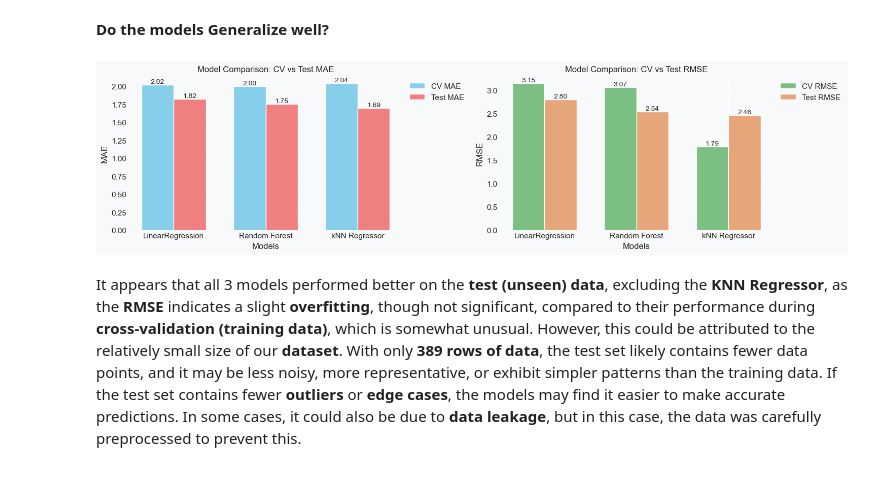
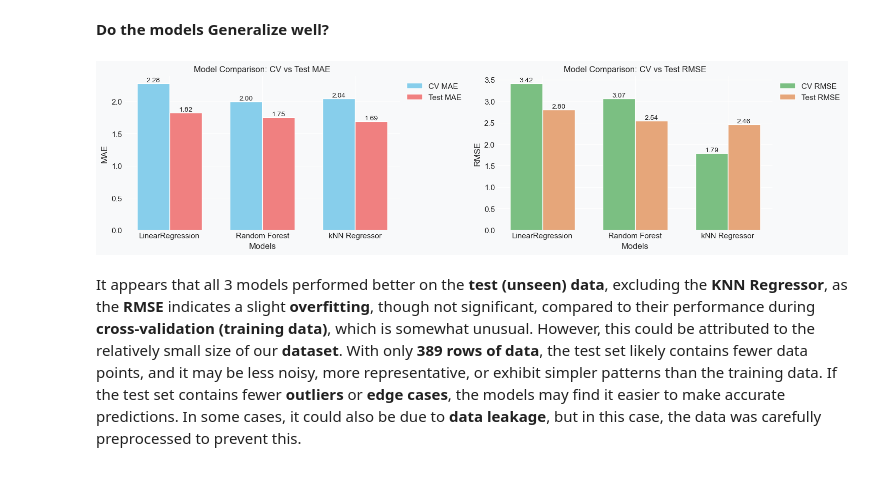
Before and after one commit to lamelkekana/Fuel_Economy_Insights, a Jupyter notebook: fuel_efficiency_analysis.ipynb, the cells around one changed output. Saved outputs shown, nothing was run; the diff lists cells and outputs as text; code cells hidden in the pictures.

```diff
--- a/fuel_efficiency_analysis.ipynb
+++ b/fuel_efficiency_analysis.ipynb
@@ -1356,14 +1349,15 @@ rf_test_mae = mean_absolute_error(y_test, y_pred_rf)
 rf_test_rmse = np.sqrt(mean_squared_error(y_test, y_pred_rf))
 rf_test_r2 = r2_score(y_test, y_pred_rf)
 
-cv_mae_lr = np.mean(cv_results_rf['test_mae'])
-cv_rmse_lr = np.mean(cv_results_rf['test_rmse'])
+# Get average metrics for cv(training data) to compare with test set for generalization
+cv_mae_rf = np.mean(cv_results_rf['test_mae'])
+cv_rmse_rf = np.mean(cv_results_rf['test_rmse'])
 
-# Step 4: Print MAE and RMSE scores from each fold and the average
-print("Average MAE from CV:", cv_mae_lr)
+# Print metric scores for train and test set
+print("Average MAE from CV:", cv_mae_rf)
 print("Final MAE on the test set:", rf_test_mae)
 
-print("\nAverage RMSE from CV:", cv_rmse_lr)
+print("\nAverage RMSE from CV:", cv_rmse_rf)
 print("Final RMSE on the test set:", rf_test_rmse)
 
 print("\nR² on the test set:", rf_test_r2)
@@ -1702,79 +1723,84 @@ To evaluate the performance of the MPG prediction models, the following metrics
 # %% [markdown]
 **Do the models Generalize well?**
 # %%
+import matplotlib.pyplot as plt
+import numpy as np
+
 # Define the metric scores for MAE and RMSE
+# mae for all models
 metric_scores_mae = {
     'LinearRegression': [cv_mae_lr, lr_test_mae],
     'Random Forest': [avgtunedrf_cv_mae, bestrf_test_mae],
     'kNN Regressor': [cv_knn_mae, knn_test_mae]
 }
 
+# rmse for all models
 metric_scores_rmse = {
     'LinearRegression': [cv_rmse_lr, lr_test_rmse],
     'Random Forest': [avgtunedrf_cv_rmse, bestrf_test_rmse],
     'kNN Regressor': [cv_knn_rmse, knn_test_rmse]
 }
 
 # Extract model names, CV and Test values for both MAE and RMSE
 models = list(metric_scores_mae.keys())
 cv_mae = [scores[0] for scores in metric_scores_mae.values()]
 test_mae = [scores[1] for scores in metric_scores_mae.values()]
 
 cv_rmse = [scores[0] for scores in metric_scores_rmse.values()]
 test_rmse = [scores[1] for scores in metric_scores_rmse.values()]
 
-# Set up the figure and axis for subplots
-fig, (ax1, ax2) = plt.subplots(1, 2, figsize=(15, 4))
-
 # Bar width
 bar_width = 0.35
 index = np.arange(len(models))
 
-# Plot bars for CV and Test MAE in the first subplot (using different colors)
-bar1 = ax1.bar(index, cv_mae, bar_width, label='CV MAE', color='skyblue')
-bar2 = ax1.bar(index + bar_width, test_mae, bar_width, label='Test MAE', color='lightcoral')
+# Set up the figure
+plt.figure(figsize=(15, 4))
 
-# Add values on top of each bar for MAE
-for i, rect in enumerate(bar1):
-    ax1.text(rect.get_x() + rect.get_width() / 2, rect.get_height(), f'{rect.get_height():.2f}',
-             ha='center', va='bottom', fontsize=10)  # va: vertical alignment
-for i, rect in enumerate(bar2):
-    ax1.text(rect.get_x() + rect.get_width() / 2, rect.get_height(), f'{rect.get_height():.2f}',
+# First subplot for MAE
+plt.subplot(1, 2, 1)
+bar1 = plt.bar(index, cv_mae, bar_width, label='CV MAE', color='skyblue')
+bar2 = plt.bar(index + bar_width, test_mae, bar_width, label='Test MAE', color='lightcoral')
+
+# Add values on top of each MAE bar
+for rect in bar1:
+    plt.text(rect.get_x() + rect.get_width() / 2, rect.get_height(), f'{rect.get_height():.2f}',
+             ha='center', va='bottom', fontsize=10)
+for rect in bar2:
+    plt.text(rect.get_x() + rect.get_width() / 2, rect.get_height(), f'{rect.get_height():.2f}',
              ha='center', va='bottom', fontsize=10)
 
-# Labeling the first subplot
-ax1.set_xlabel('Models')
-ax1.set_ylabel('MAE')
-ax1.set_title('Model Comparison: CV vs Test MAE')
-ax1.set_xticks(index + bar_width / 2)
-ax1.set_xticklabels(models)
-ax1.legend(loc='upper left', bbox_to_anchor=(1, 1))
+# Labeling the MAE plot
+plt.xlabel('Models')
+plt.ylabel('MAE')
+plt.title('Model Comparison: CV vs Test MAE')
+plt.xticks(index + bar_width / 2, models)
+plt.legend(loc='upper left', bbox_to_anchor=(1, 1))
 
-# Plot bars for CV and Test RMSE in the second subplot (using different colors)
-bar3 = ax2.bar(index, cv_rmse, bar_width, label='CV RMSE', color='#7bbf82')
-bar4 = ax2.bar(index + bar_width, test_rmse, bar_width, label='Test RMSE', color='#e6a67a')
+# Second subplot for RMSE
+plt.subplot(1, 2, 2)
+bar3 = plt.bar(index, cv_rmse, bar_width, label='CV RMSE', color='#7bbf82')
+bar4 = plt.bar(index + bar_width, test_rmse, bar_width, label='Test RMSE', color='#e6a67a')
 
-# Add values on top of each bar for RMSE
-for i, rect in enumerate(bar3):
-    ax2.text(rect.get_x() + rect.get_width() / 2, rect.get_height(), f'{rect.get_height():.2f}',
-             ha='center', va='bottom', fontsize=10)  # va: vertical alignment
-for i, rect in enumerate(bar4):
-    ax2.text(rect.get_x() + rect.get_width() / 2, rect.get_height(), f'{rect.get_height():.2f}',
+# Add values on top of each RMSE bar
+for rect in bar3:
+    plt.text(rect.get_x() + rect.get_width() / 2, rect.get_height(), f'{rect.get_height():.2f}',
+             ha='center', va='bottom', fontsize=10)
+for rect in bar4:
+    plt.text(rect.get_x() + rect.get_width() / 2, rect.get_height(), f'{rect.get_height():.2f}',
              ha='center', va='bottom', fontsize=10)
 
-# Labeling the second subplot
-ax2.set_xlabel('Models')
-ax2.set_ylabel('RMSE')
-ax2.set_title('Model Comparison: CV vs Test RMSE')
-ax2.set_xticks(index + bar_width / 2)
-ax2.set_xticklabels(models)
-ax2.legend(loc='upper left', bbox_to_anchor=(1, 1))
+# Labeling the RMSE plot
+plt.xlabel('Models')
+plt.ylabel('RMSE')
+plt.title('Model Comparison: CV vs Test RMSE')
+plt.xticks(index + bar_width / 2, models)
+plt.legend(loc='upper left', bbox_to_anchor=(1, 1))
 
-# Show the plot
+# Adjust layout
 plt.tight_layout()
 plt.show()
 # %% [output]
-[figure, old version]
+[figure, new version]
 # %% [markdown]
 It appears that all 3 models performed better on the **test (unseen) data**, excluding the **KNN Regressor**, as the **RMSE** indicates a slight **overfitting**, though not significant, compared to their performance during **cross-validation (training data)**, which is somewhat unusual. However, this could be attributed to the relatively small size of our **dataset**. With only **389 rows of data**, the test set likely contains fewer data points, and it may be less noisy, more representative, or exhibit simpler patterns than the training data. If the test set contains fewer **outliers** or **edge cases**, the models may find it easier to make accurate predictions. In some cases, it could also be due to **data leakage**, but in this case, the data was carefully preprocessed to prevent this.
 
```
Also changed, not shown: parts of 24 cells of this notebook.
